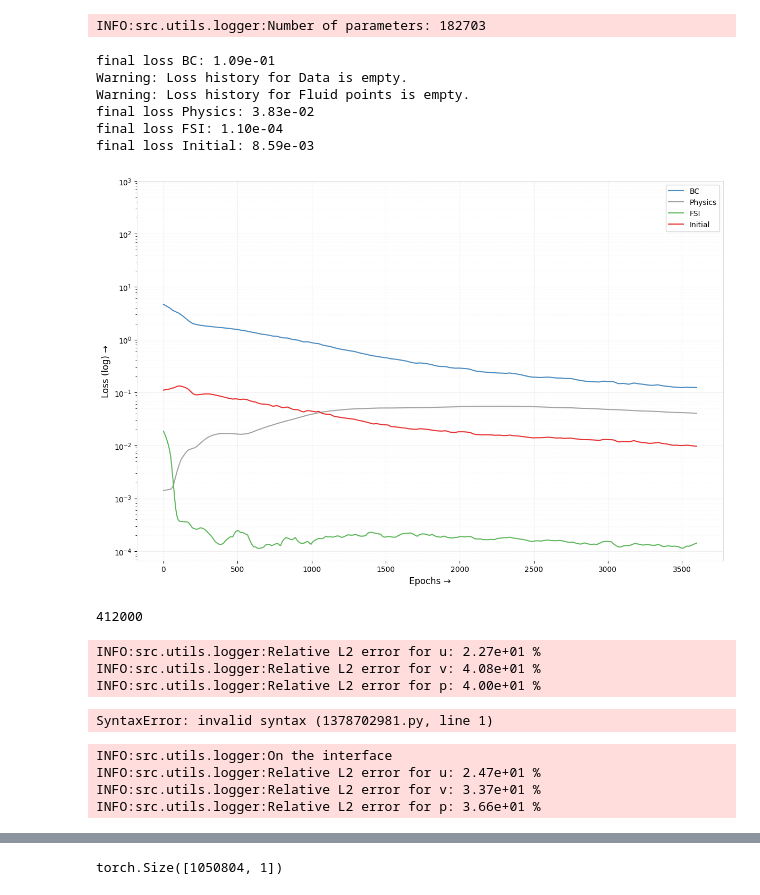
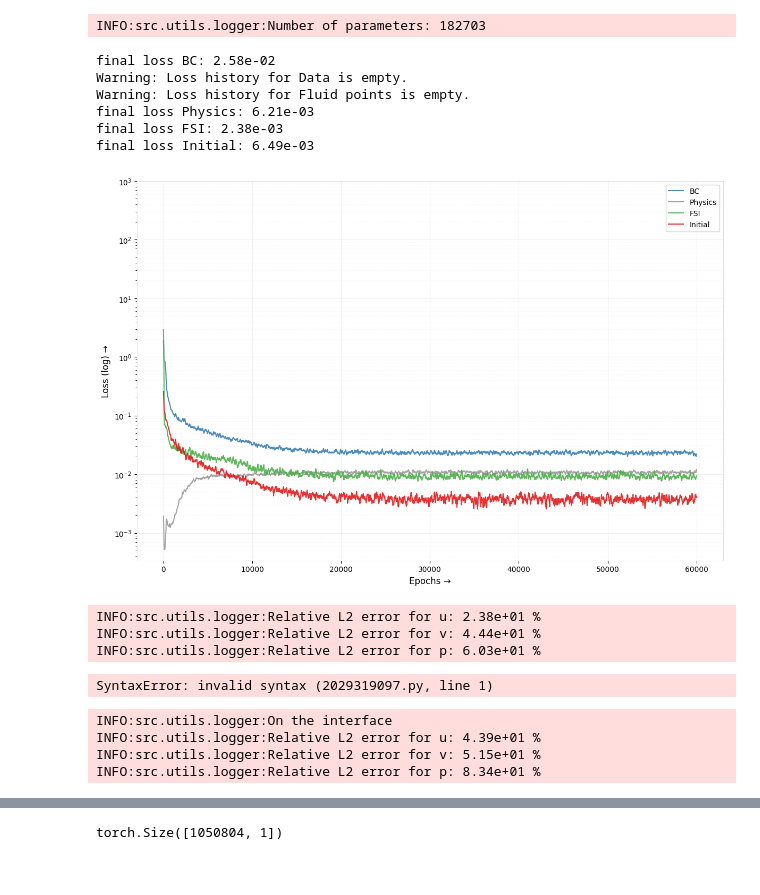
Before and after one commit to afrah/pinn_fsi_ibm, a Jupyter notebook: src/notebook/m1_mlp_testing.ipynb, the cells around one changed output, grey strips where cells are left out. Saved outputs shown, nothing was run; the diff lists cells and outputs as text; code cells hidden in the pictures.

```diff
--- a/src/notebook/m1_mlp_testing.ipynb
+++ b/src/notebook/m1_mlp_testing.ipynb
@@ -77,46 +77,40 @@ INFO:src.utils.logger:./checkpoints/testing/2025-08-18_14-37-32-564328
 GPU memory cleared!
 # %%
-model_path = "./checkpoints/2025-08-17_20-59-34-456463/model.pth"#"./checkpoints/2025-08-17_00-29-12-363506/model.pth"#"./checkpoints/2025-08-17_00-25-12-195486/model.pth"#"./checkpoints/2025-08-16_18-14-52-209563/model.pth"#"./checkpoints/2025-08-15_19-40-16-627572/model.pth" #./checkpoints/2025-08-15_14-35-00-873250/model.pth
-model_state = torch.load(model_path)
+model_path = "./checkpoints/2025-08-20_01-59-01-525334/model.pth"#"./checkpoints/2025-08-17_00-29-12-363506/model.pth"#"./checkpoints/2025-08-17_00-25-12-195486/model.pth"#"./checkpoints/2025-08-16_18-14-52-209563/model.pth"#"./checkpoints/2025-08-15_19-40-16-627572/model.pth" #./checkpoints/2025-08-15_14-35-00-873250/mo
+
+
+model_state = torch.load(model_path, map_location=config["device"])
 
 if model_state["solver"] == "mlp":
     fluid_model = MLP(model_state["fluid_network"]).to(config["device"])
-    solid_model = MLP(model_state["fluid_network"]).to(config["device"])
 else:
     fluid_model = KAN(model_state["fluid_network"]).to(config["device"])
-    solid_model = KAN(model_state["fluid_network"]).to(config["device"])
 
 
 fluid_model.load_state_dict(model_state["fluid_model_state_dict"])
-solid_model.load_state_dict(model_state["fluid_model_state_dict"])
 
 fluid_model.eval()
-solid_model.eval()
 
 logger.print(
     f"Number of parameters: {sum(p.numel() for p in fluid_model.parameters())}"
 )
 
 
 
 loss_history = model_state["loss_history"]
 
 save_path = os.path.join(logger.get_output_dir(), "loss_history_M1.png")
 
 plot_M1_loss_history(loss_history, save_path, y_max=1000, y_min=0, figsize=(12, 8))
 # %% [output]
 INFO:src.utils.logger:Number of parameters: 182703
-final loss BC: 1.09e-01
+final loss BC: 2.58e-02
 Warning: Loss history for Data is empty.
 Warning: Loss history for Fluid points is empty.
-final loss Physics: 3.83e-02
-final loss FSI: 1.10e-04
-final loss Initial: 8.59e-03
+final loss Physics: 6.21e-03
+final loss FSI: 2.38e-03
+final loss Initial: 6.49e-03
-[figure, old version]
+[figure, new version]
-# %%
-206000 + 206000
-# %% [output]
-412000
 # %%
 
 
@@ -161,30 +155,29 @@ logger.print(f"Relative L2 error for u: {rel_u_l2_error:.2e} %")
 logger.print(f"Relative L2 error for v: {rel_v_l2_error:.2e} %")
 logger.print(f"Relative L2 error for p: {rel_p_l2_error:.2e} %")
 # %% [output]
-INFO:src.utils.logger:Relative L2 error for u: 2.27e+01 %
-INFO:src.utils.logger:Relative L2 error for v: 4.08e+01 %
-INFO:src.utils.logger:Relative L2 error for p: 4.00e+01 %
+INFO:src.utils.logger:Relative L2 error for u: 2.38e+01 %
+INFO:src.utils.logger:Relative L2 error for v: 4.44e+01 %
+INFO:src.utils.logger:Relative L2 error for p: 6.03e+01 %
 # %%
-INFO:src.utils.logger:Relative L2 error for u: 2.70e+01 %
-INFO:src.utils.logger:Relative L2 error for v: 4.56e+01 %
-INFO:src.utils.logger:Relative L2 error for p: 5.11e+01 %
+INFO:src.utils.logger:Relative L2 error for u: 3.04e+01 %
+INFO:src.utils.logger:Relative L2 error for v: 5.29e+01 %
+INFO:src.utils.logger:Relative L2 error for p: 5.85e+01 %
 # %% [output]
-SyntaxError: invalid syntax (1378702981.py, line 1)
+SyntaxError: invalid syntax (2029319097.py, line 1)
 # %%
 processed_dataset_path = "./data/Fluid_trainingData.mat"
 Fluid_data = scipy.io.loadmat(processed_dataset_path)
 
 interface = Fluid_data["Solid_interface"]
-solid = Fluid_data["Solid_points"]
 
 with torch.no_grad():
     outputs_interface_m1 = np.array(
-        solid_model(
+        fluid_model(
             torch.cat(
                 [
-                    torch.tensor(solid[:, 0:1], dtype=torch.float32),
-                    torch.tensor(solid[:, 1:2], dtype=torch.float32),
-                    torch.tensor(solid[:, 2:3], dtype=torch.float32),
+                    torch.tensor(interface[:, 0:1], dtype=torch.float32),
+                    torch.tensor(interface[:, 1:2], dtype=torch.float32),
+                    torch.tensor(interface[:, 2:3], dtype=torch.float32),
                 ],
                 dim=1,
             ).squeeze(1)
@@ -200,7 +193,7 @@ logger.print(f"On the interface")
 
 rel_u_l2_error = (
     np.sqrt(
-        np.mean((u_pred_interface_m1 - np.array(solid[:, 3:4])) ** 2)
+        np.mean((u_pred_interface_m1 - np.array(interface[:, 3:4])) ** 2)
         / np.mean(np.array(interface[:, 3:4]) ** 2)
     )
     * 100
@@ -208,7 +201,7 @@ rel_u_l2_error = (
 
 rel_v_l2_error = (
     np.sqrt(
-        np.mean((v_pred_interface_m1 - np.array(solid[:, 4:5])) ** 2)
+        np.mean((v_pred_interface_m1 - np.array(interface[:, 4:5])) ** 2)
         / np.mean(np.array(interface[:, 4:5]) ** 2)
     )
     * 100
@@ -216,7 +209,7 @@ rel_v_l2_error = (
 
 rel_p_l2_error = (
     np.sqrt(
-        np.mean((p_pred_interface_m1 - np.array(solid[:, 5:6])) ** 2)
+        np.mean((p_pred_interface_m1 - np.array(interface[:, 5:6])) ** 2)
         / np.mean(np.array(interface[:, 5:6]) ** 2)
     )
     * 100
@@ -228,8 +221,8 @@ logger.print(f"Relative L2 error for v: {rel_v_l2_error:.2e} %")
 logger.print(f"Relative L2 error for p: {rel_p_l2_error:.2e} %")
 # %% [output]
 INFO:src.utils.logger:On the interface
-INFO:src.utils.logger:Relative L2 error for u: 2.47e+01 %
-INFO:src.utils.logger:Relative L2 error for v: 3.37e+01 %
-INFO:src.utils.logger:Relative L2 error for p: 3.66e+01 %
+INFO:src.utils.logger:Relative L2 error for u: 4.39e+01 %
+INFO:src.utils.logger:Relative L2 error for v: 5.15e+01 %
+INFO:src.utils.logger:Relative L2 error for p: 8.34e+01 %
 # %%
 INFO:src.utils.logger:On the interface
```
Also changed, not shown: parts of 5 cells of this notebook, 24 other files.
